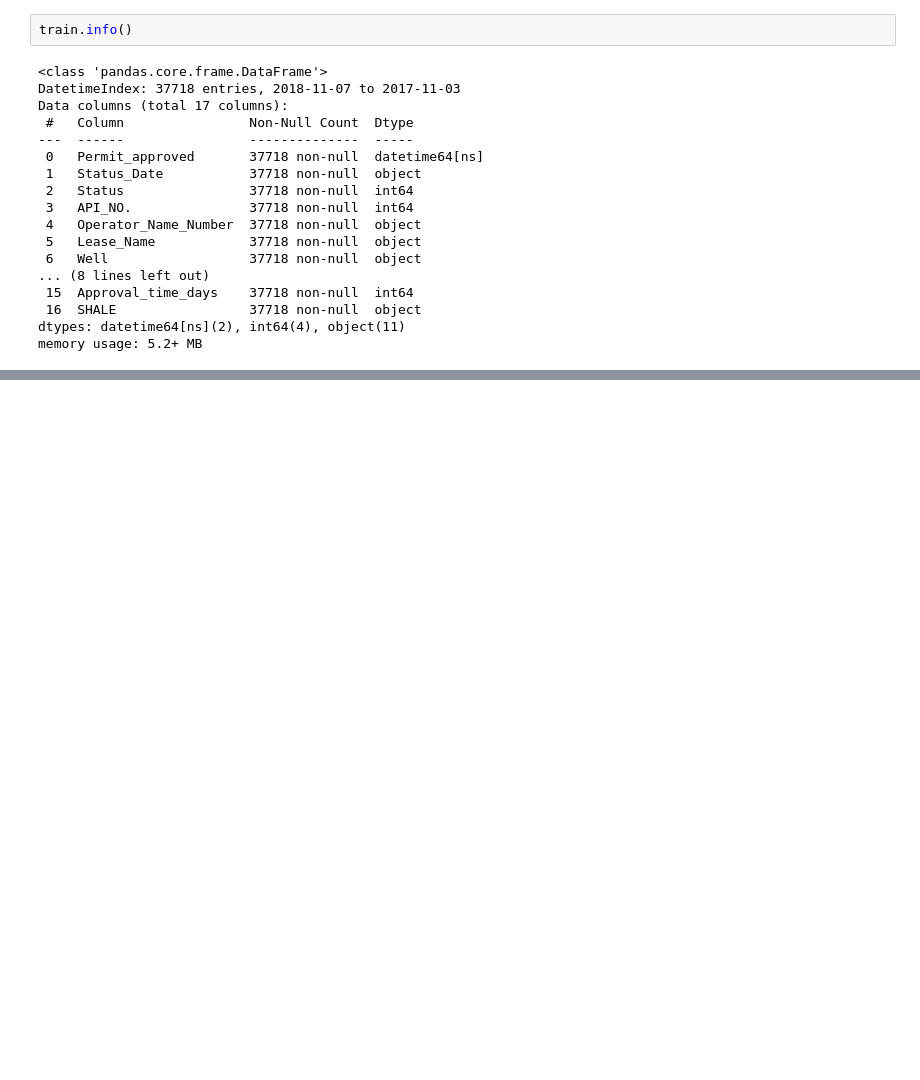
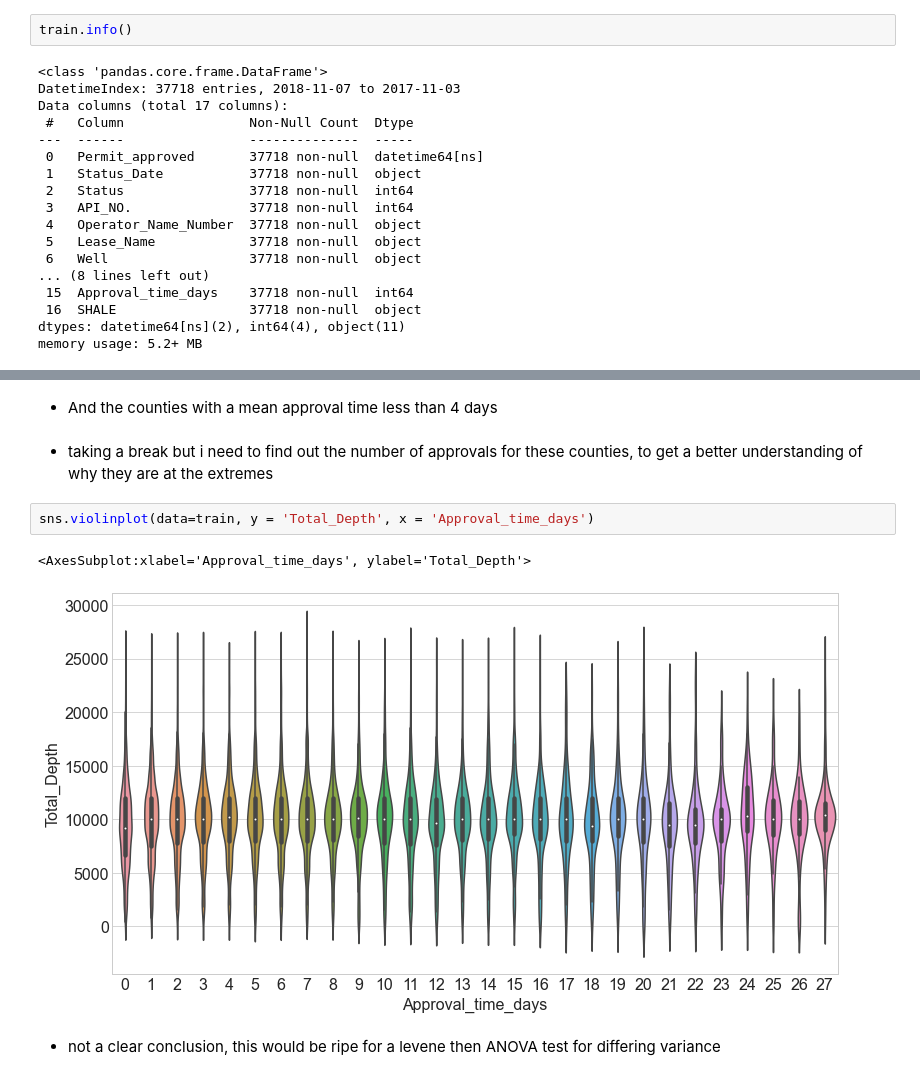
Before and after one commit to brianclements03/Individual_Project, a Jupyter notebook: EXPLORE.ipynb, the cells around one changed output, grey strips where cells are left out. Cells and saved outputs as stored; diff of their text form; blank space fills up the shorter version.

```diff
--- a/EXPLORE.ipynb
+++ b/EXPLORE.ipynb
@@ -369,0 +449,11 @@ for var in disc_vars:
+# %% [markdown]
+- And the counties with a mean approval time less than 4 days
+# %% [markdown]
+- taking a break but i need to find out the number of approvals for these counties, to get a better understanding of why they are at the extremes
+# %%
+sns.violinplot(data=train, y = 'Total_Depth', x = 'Approval_time_days')
+# %% [output]
+<AxesSubplot:xlabel='Approval_time_days', ylabel='Total_Depth'>
+[figure, added]
+# %% [markdown]
+- not a clear conclusion, this would be ripe for a levene then ANOVA test for differing variance
```
Also changed, not shown: parts of 38 cells of this notebook.
